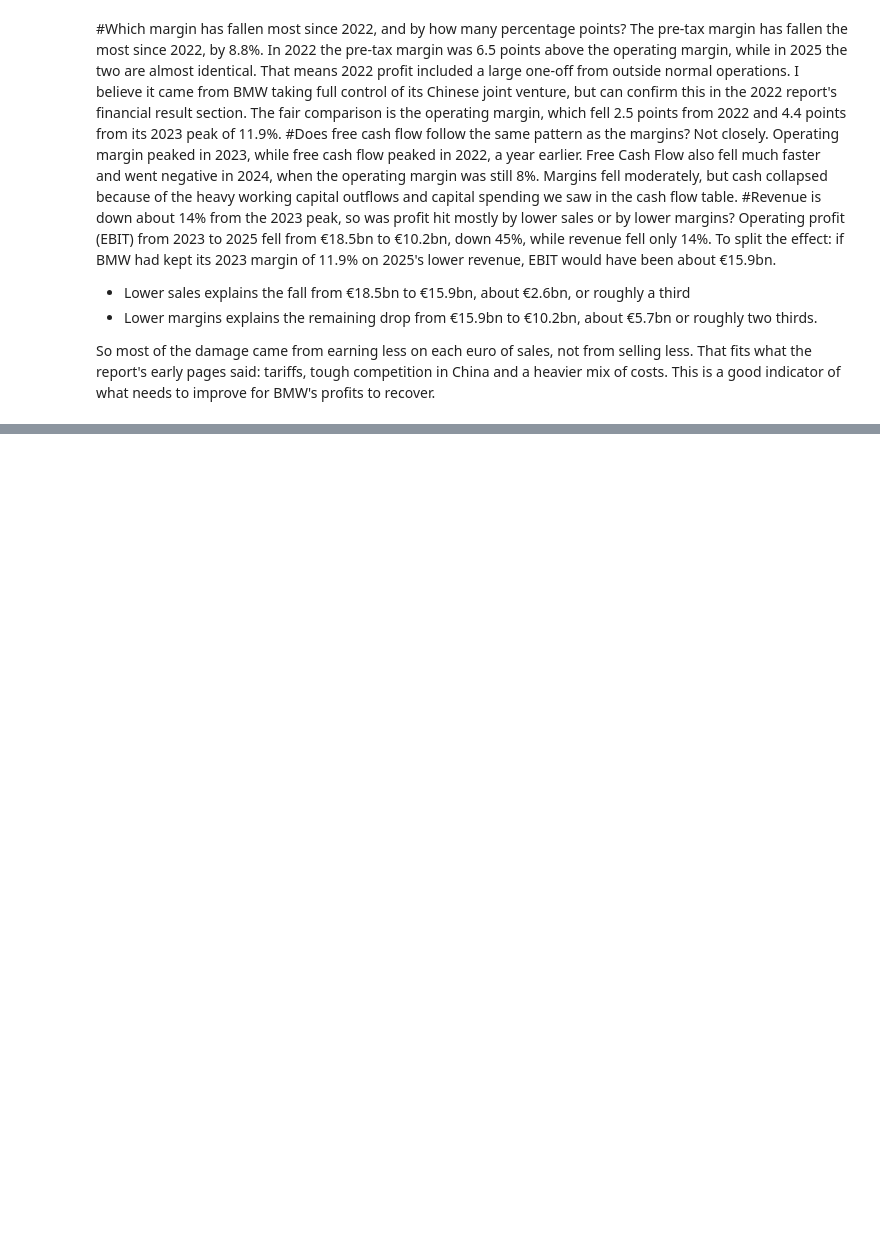
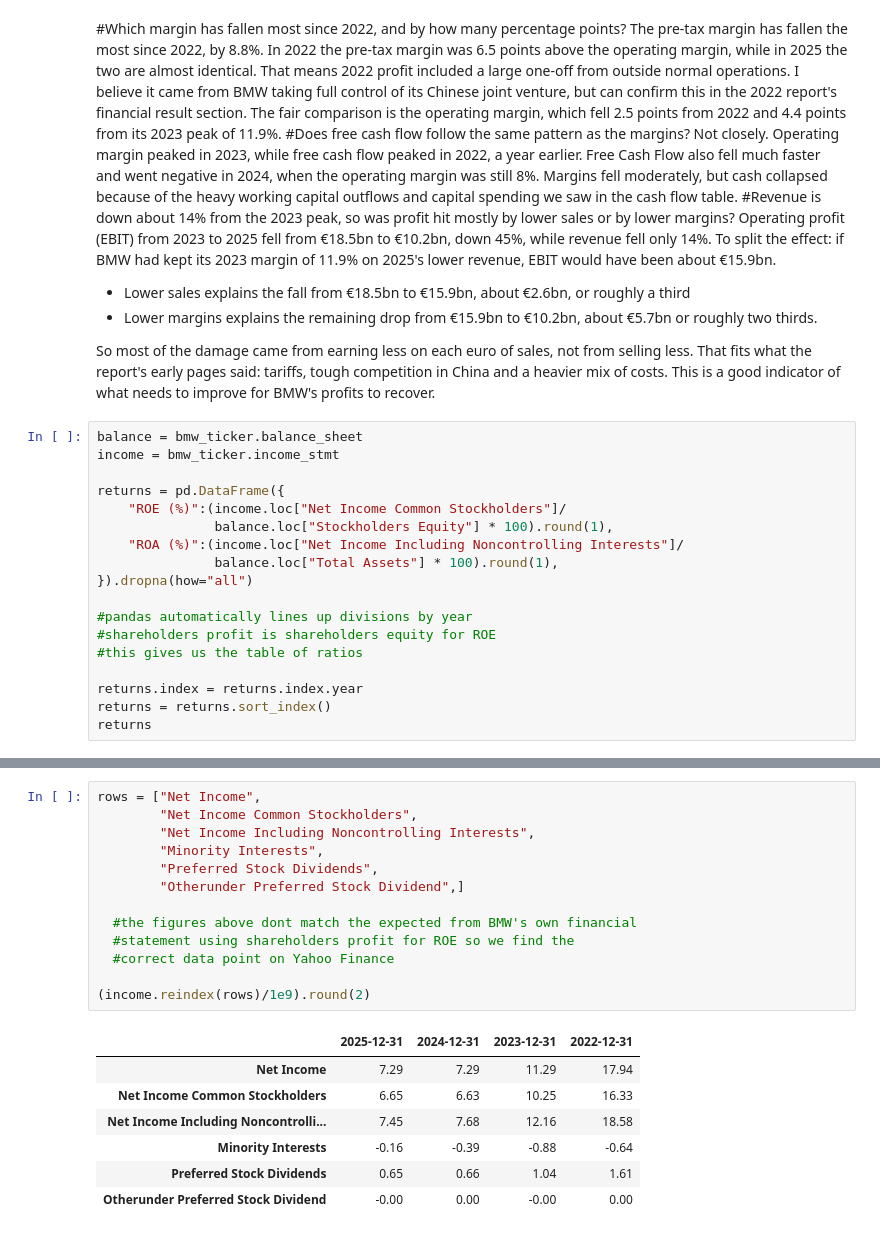
Before and after one commit to JoeSteward-04/Asset-Management-Project, a Jupyter notebook: notebooks/BMW_data_pull.ipynb, the cells around one changed output, grey strips where cells are left out. Drawn from its saved outputs; the diff is of its cells as text; blank space fills up the shorter version.

Commit message:
Add return ratios for BMW

```diff
--- a/notebooks/BMW_data_pull.ipynb
+++ b/notebooks/BMW_data_pull.ipynb
@@ -475,3 +475,21 @@ Operating profit (EBIT) from 2023 to 2025 fell from €18.5bn to €10.2bn, down
 - Lower margins explains the remaining drop from €15.9bn to €10.2bn, about €5.7bn or roughly two thirds.
 
 So most of the damage came from earning less on each euro of sales, not from selling less. That fits what the report's early pages said: tariffs, tough competition in China and a heavier mix of costs. This is a good indicator of what needs to improve for BMW's profits to recover.
+# %%
+balance = bmw_ticker.balance_sheet
+income = bmw_ticker.income_stmt
+
+returns = pd.DataFrame({
+    "ROE (%)":(income.loc["Net Income Common Stockholders"]/
+               balance.loc["Stockholders Equity"] * 100).round(1),
+    "ROA (%)":(income.loc["Net Income Including Noncontrolling Interests"]/
+               balance.loc["Total Assets"] * 100).round(1),
+}).dropna(how="all")
+
+#pandas automatically lines up divisions by year
+#shareholders profit is shareholders equity for ROE
+#this gives us the table of ratios
+
+returns.index = returns.index.year
+returns = returns.sort_index()
+returns
@@ -477,0 +502,21 @@ So most of the damage came from earning less on each euro of sales, not from sel
+# %%
+rows = ["Net Income",
+        "Net Income Common Stockholders",
+        "Net Income Including Noncontrolling Interests",
+        "Minority Interests",
+        "Preferred Stock Dividends",
+        "Otherunder Preferred Stock Dividend",]
+
+  #the figures above dont match the expected from BMW's own financial
+  #statement using shareholders profit for ROE so we find the
+  #correct data point on Yahoo Finance
+
+(income.reindex(rows)/1e9).round(2)
+# %% [output]
+|  | 2025-12-31 | 2024-12-31 | 2023-12-31 | 2022-12-31 |
+| Net Income | 7.29 | 7.29 | 11.29 | 17.94 |
+| Net Income Common Stockholders | 6.65 | 6.63 | 10.25 | 16.33 |
+| Net Income Including Noncontrolli... | 7.45 | 7.68 | 12.16 | 18.58 |
+| Minority Interests | -0.16 | -0.39 | -0.88 | -0.64 |
+| Preferred Stock Dividends | 0.65 | 0.66 | 1.04 | 1.61 |
+| Otherunder Preferred Stock Dividend | -0.00 | 0.00 | -0.00 | 0.00 |
```
Also changed, not shown: parts of 6 cells of this notebook.
